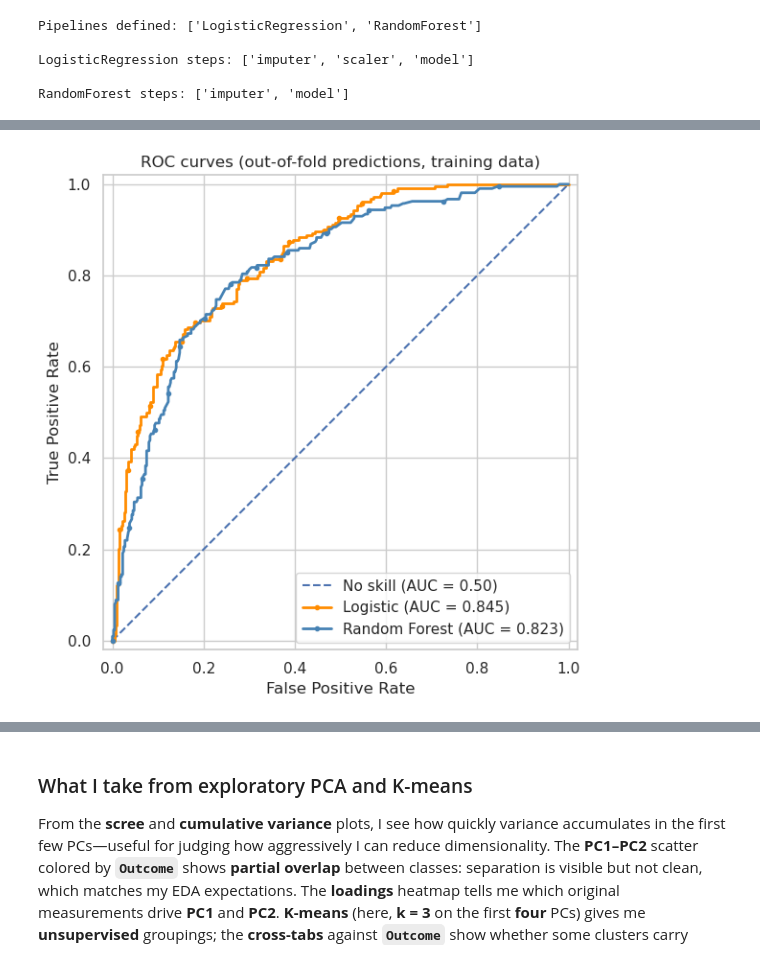
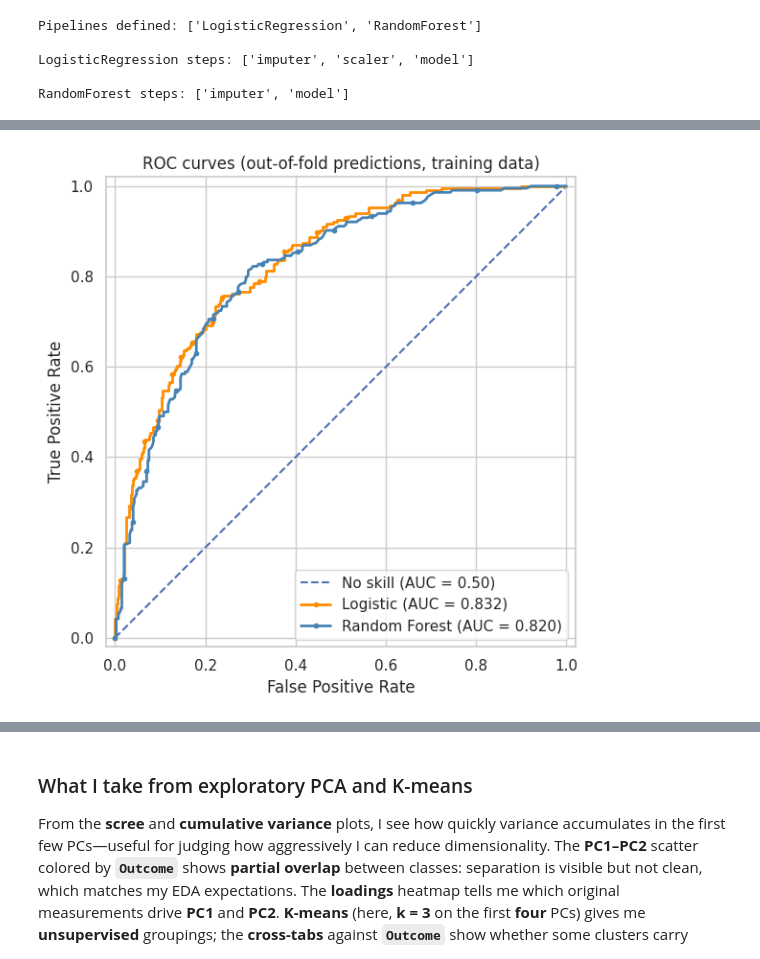
Before and after one commit to PeterMangoro/dataScience, a Jupyter notebook: assignments/GDP/pima_diabetes_assignment2.ipynb, the cells around one changed output, grey strips where cells are left out. Saved outputs shown, nothing was run; the diff lists cells and outputs as text; code cells hidden in the pictures.

```diff
--- a/assignments/GDP/pima_diabetes_assignment2.ipynb
+++ b/assignments/GDP/pima_diabetes_assignment2.ipynb
@@ -353,8 +345,9 @@ I hold out **20%** of the rows as a **stratified** test set (`X_test`, `y_test`)
 # %%
-RANDOM_STATE = 42
+RANDOM_STATE = 9
 TEST_SIZE = 0.20
 N_SPLITS = 5
 
+# stratify=y: train and test keep similar diabetes prevalence (stabilizes AUC / class metrics on small test n).
 X_train, X_test, y_train, y_test = train_test_split(
     X,
     y,
@@ -363,6 +356,7 @@ X_train, X_test, y_train, y_test = train_test_split(
     random_state=RANDOM_STATE,
 )
 
+# StratifiedKFold: each CV validation fold preserves ~the same class mix as the training pool.
 cv = StratifiedKFold(n_splits=N_SPLITS, shuffle=True, random_state=RANDOM_STATE)
 
 print("Train shape:", X_train.shape, "| Test shape:", X_test.shape)
@@ -526,50 +520,111 @@ if present:
 # %%
 from sklearn.model_selection import cross_val_predict
-from sklearn.metrics import roc_curve, auc
-
-# Classic ROC plot (TPR vs FPR): out-of-fold scores on training data — same folds as CV, no test leakage
-fig, ax = plt.subplots(figsize=(6, 6))
-ax.plot([0, 1], [0, 1], "b--", lw=1.5, label="No skill (AUC = 0.50)")
+from sklearn.metrics import (
+    auc,
+    average_precision_score,
+    precision_recall_curve,
+    roc_curve,
+)
 
 curve_labels = [
     ("LogisticRegression", "Logistic"),
     ("RandomForest", "Random Forest"),
 ]
-for key, label in curve_labels:
+
+# Out-of-fold positive-class probabilities — same folds as CV; no test leakage
+oof_proba = {}
+for key, _ in curve_labels:
     if key not in model_pipelines:
         continue
-    color = MODEL_COLORS[key]
-    y_proba = cross_val_predict(
+    oof_proba[key] = cross_val_predict(
         model_pipelines[key],
         X_train,
         y_train,
         cv=cv,
         method="predict_proba",
         n_jobs=-1,
     )[:, 1]
+
+# ROC (TPR vs FPR)
+fig, ax = plt.subplots(figsize=(6, 6))
+ax.plot([0, 1], [0, 1], "b--", lw=1.5, label="No skill (AUC = 0.50)")
+
+for key, label in curve_labels:
+    if key not in oof_proba:
+        continue
+    color = MODEL_COLORS[key]
+    y_proba = oof_proba[key]
     fpr, tpr, _ = roc_curve(y_train, y_proba)
     roc_auc = auc(fpr, tpr)
     n_pts = len(fpr)
     markevery = max(1, n_pts // 15)
     ax.plot(
         fpr,
         tpr,
         color=color,
         lw=2,
         marker="o",
         markersize=3,
         markevery=markevery,
         label=f"{label} (AUC = {roc_auc:.3f})",
     )
 
 ax.set_xlabel("False Positive Rate")
 ax.set_ylabel("True Positive Rate")
 ax.set_title("ROC curves (out-of-fold predictions, training data)")
 ax.legend(loc="lower right")
 ax.set_xlim([-0.02, 1.02])
 ax.set_ylim([-0.02, 1.02])
 ax.set_aspect("equal", adjustable="box")
 fig.tight_layout()
 plt.show()
+
+# Precision–recall (same OOF scores)
+prevalence = float(y_train.mean())
+fig, ax = plt.subplots(figsize=(6, 6))
+ax.axhline(
+    prevalence,
+    color="gray",
+    linestyle="--",
+    lw=1.5,
+    label=f"Baseline (prevalence = {prevalence:.3f})",
+)
+
+for key, label in curve_labels:
+    if key not in oof_proba:
+        continue
+    color = MODEL_COLORS[key]
+    y_proba = oof_proba[key]
+    precision, recall, _ = precision_recall_curve(y_train, y_proba)
+    ap = average_precision_score(y_train, y_proba)
+    n_pts = len(recall)
+    markevery = max(1, n_pts // 15)
+    ax.plot(
+        recall,
+        precision,
+        color=color,
+        lw=2,
+        marker="o",
+        markersize=3,
+        markevery=markevery,
+        label=f"{label} (AP = {ap:.3f})",
+    )
+
+ax.set_xlabel("Recall")
+ax.set_ylabel("Precision")
+ax.set_title("Precision–recall curves (out-of-fold predictions, training data)")
+ax.set_xlim([-0.02, 1.02])
+ax.set_ylim([-0.02, 1.02])
+ax.legend(loc="lower left")
+fig.tight_layout()
+plt.show()
+
+print("\nOut-of-fold average precision — training data (positive class = diabetes):")
+for key, label in curve_labels:
+    if key not in oof_proba:
+        continue
+    ap = average_precision_score(y_train, oof_proba[key])
+    print(f"  {label:18s}  AP = {ap:.4f}")
+print(f"  {'Baseline prevalence':18s}  = {prevalence:.4f}")
 # %% [output]
-[figure, old version]
+[figure, new version]
```
Also changed, not shown: parts of 41 cells of this notebook.
